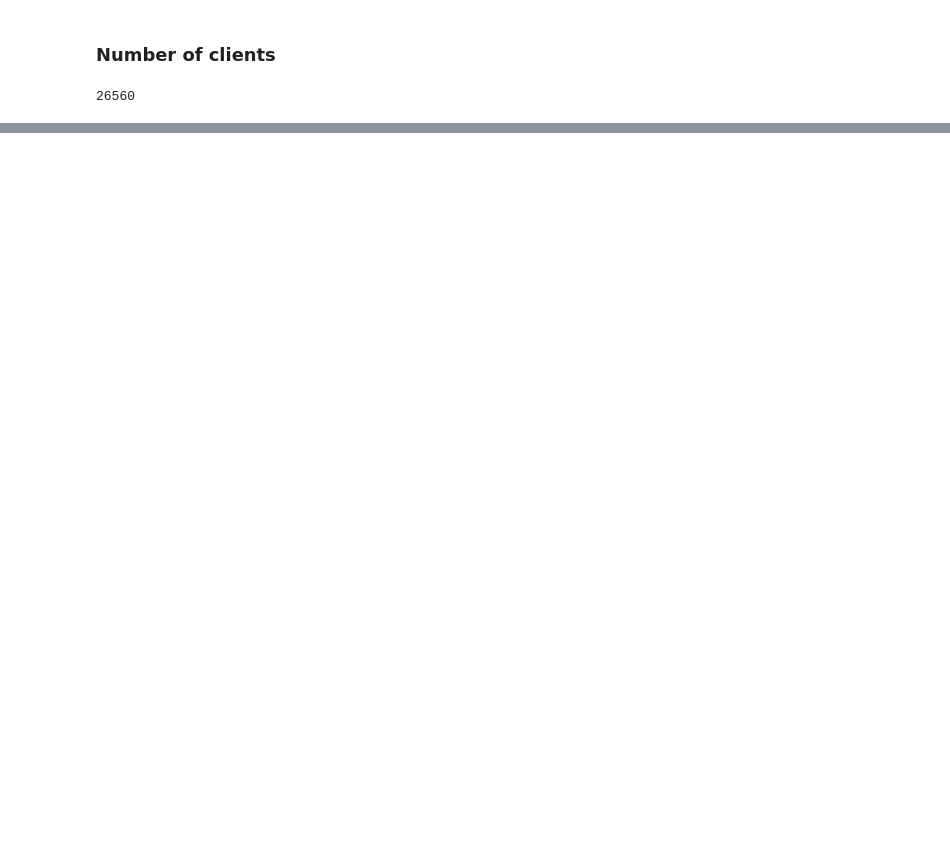
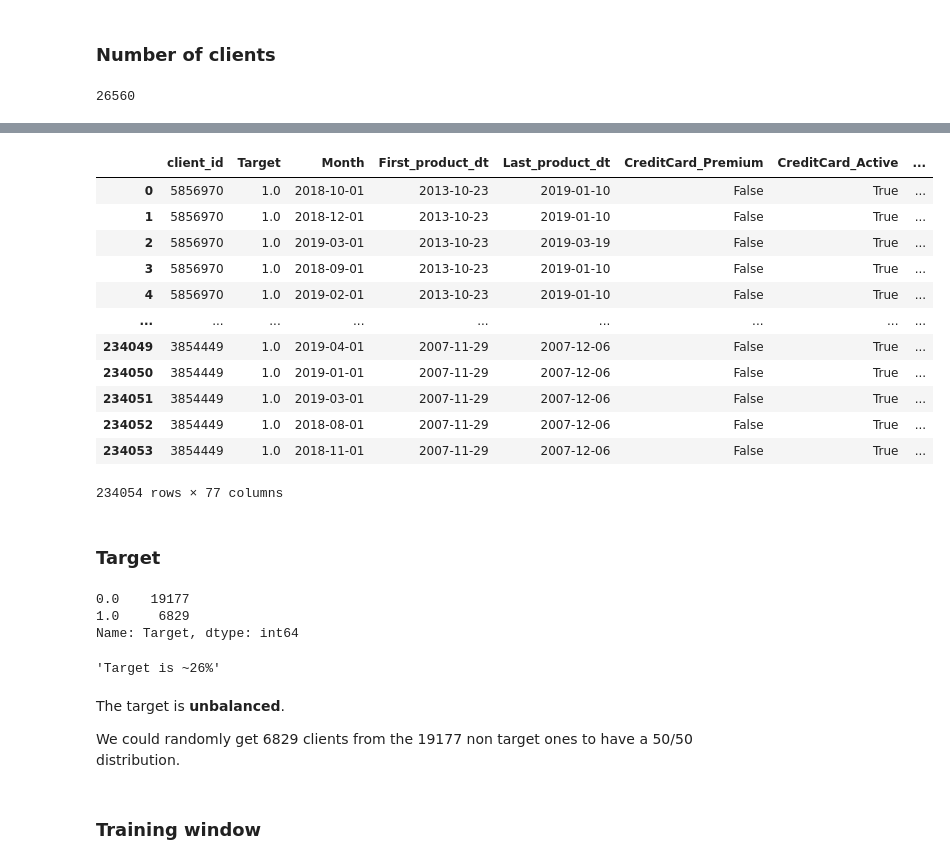
Before and after one commit to juancuiule/ml-utn-2c-2022, a Jupyter notebook: notebook.ipynb, the cells around one changed output, grey strips where cells are left out. Cells and saved outputs as stored; diff of their text form; code cells hidden in the pictures; blank space fills up the shorter version.

```diff
--- a/notebook.ipynb
+++ b/notebook.ipynb
@@ -92,0 +205,8 @@ len(clients)
+# %%
+merged_df = clients_with_nine_months.merge(
+    clients_without_package,
+    how='inner',
+    on=['client_id']
+)[['client_id']].drop_duplicates()
+print(merged_df.shape)
+merged_df.head()
@@ -92,0 +221,36 @@ len(clients)
+# %%
+universe_df = df.merge(merged_df, how='inner', on='client_id')
+universe_df
+# %% [output]
+|  | client_id | Target | Month | First_product_dt | Last_product_dt | CreditCard_Premium | CreditCard_Active | ... |
+| 0 | 5856970 | 1.0 | 2018-10-01 | 2013-10-23 | 2019-01-10 | False | True | ... |
+| 1 | 5856970 | 1.0 | 2018-12-01 | 2013-10-23 | 2019-01-10 | False | True | ... |
+| 2 | 5856970 | 1.0 | 2019-03-01 | 2013-10-23 | 2019-03-19 | False | True | ... |
+| 3 | 5856970 | 1.0 | 2018-09-01 | 2013-10-23 | 2019-01-10 | False | True | ... |
+| 4 | 5856970 | 1.0 | 2019-02-01 | 2013-10-23 | 2019-01-10 | False | True | ... |
+| ... | ... | ... | ... | ... | ... | ... | ... | ... |
+| 234049 | 3854449 | 1.0 | 2019-04-01 | 2007-11-29 | 2007-12-06 | False | True | ... |
+| 234050 | 3854449 | 1.0 | 2019-01-01 | 2007-11-29 | 2007-12-06 | False | True | ... |
+| 234051 | 3854449 | 1.0 | 2019-03-01 | 2007-11-29 | 2007-12-06 | False | True | ... |
+| 234052 | 3854449 | 1.0 | 2018-08-01 | 2007-11-29 | 2007-12-06 | False | True | ... |
+| 234053 | 3854449 | 1.0 | 2018-11-01 | 2007-11-29 | 2007-12-06 | False | True | ... |
+234054 rows × 77 columns
+# %% [markdown]
+### Target
+# %%
+clients = universe_df[['client_id', 'Target']].drop_duplicates()
+clients['Target'].value_counts()
+# %% [output]
+0.0    19177
+1.0     6829
+Name: Target, dtype: int64
+# %%
+f"Target is ~{round(6829 / (6829 + 19177) * 100)}%"
+# %% [output]
+'Target is ~26%'
+# %% [markdown]
+The target is **unbalanced**.
+
+We could randomly get 6829 clients from the 19177 non target ones to have a 50/50 distribution.
+# %% [markdown]
+### Training window
```
Also changed, not shown: parts of 66 cells of this notebook.
